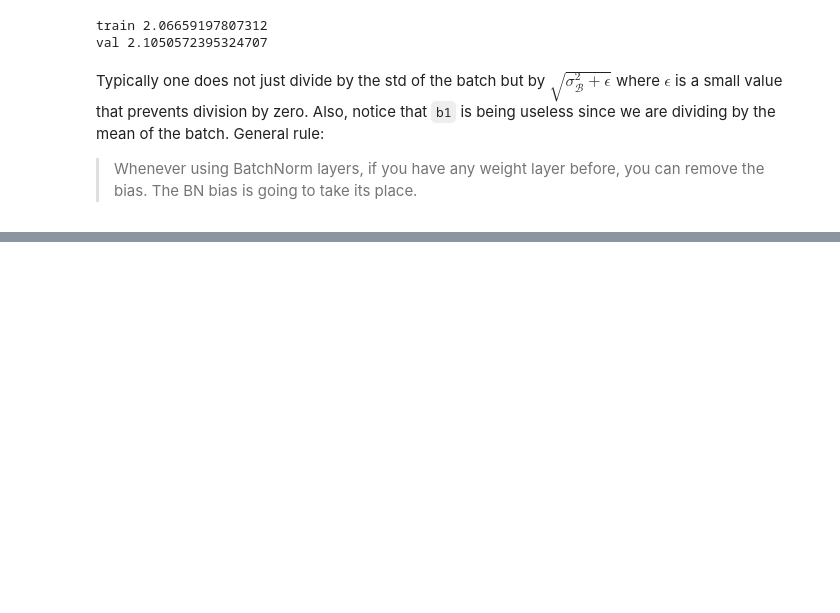
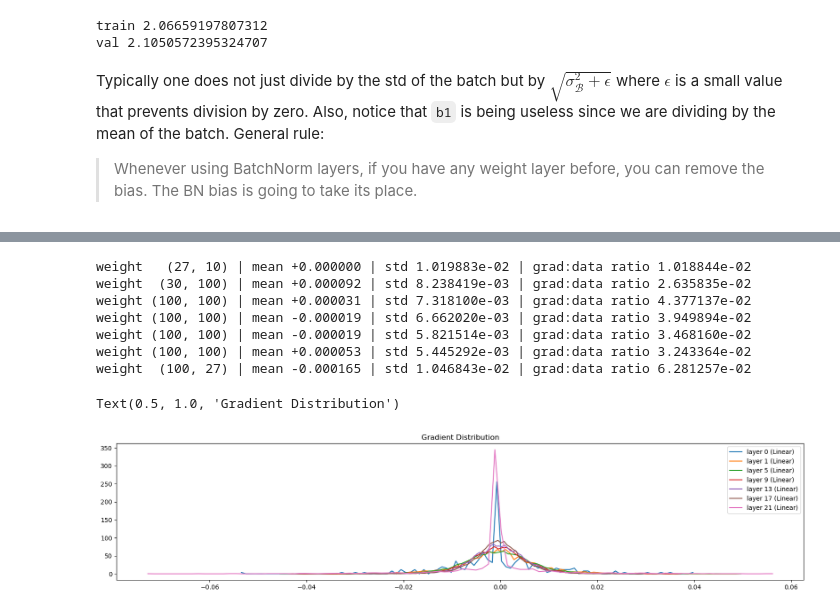
Before and after one commit to MauroCE/NanoGPT, a Jupyter notebook: MakeMore MLP Better than ever.ipynb, the cells around one changed output, grey strips where cells are left out. Drawn from its saved outputs; the diff is of its cells as text; code cells hidden in the pictures; blank space fills up the shorter version.

```diff
--- a/MakeMore MLP Better than ever.ipynb
+++ b/MakeMore MLP Better than ever.ipynb
@@ -563,0 +754,22 @@ Typically one does not just divide by the std of the batch but by $\sqrt{\sigma_
+# %%
+plt.figure(figsize=(20, 4))
+legends = []
+for i, p in enumerate(parameters):
+    t = p.grad
+    if p.ndim == 2:
+        print("weight %10s | mean %+f | std %e | grad:data ratio %e" % (tuple(p.shape), t.mean(), t.std(), t.std()/p.std()))
+        hy, hx = torch.histogram(t, density=True)
+        plt.plot(hx[:-1].detach(), hy.detach())
+        legends.append(f"layer {i} ({layer.__class__.__name__})")
+plt.legend(legends)
+plt.title("Gradient Distribution")
+# %% [output]
+weight   (27, 10) | mean +0.000000 | std 1.019883e-02 | grad:data ratio 1.018844e-02
+weight  (30, 100) | mean +0.000092 | std 8.238419e-03 | grad:data ratio 2.635835e-02
+weight (100, 100) | mean +0.000031 | std 7.318100e-03 | grad:data ratio 4.377137e-02
+weight (100, 100) | mean -0.000019 | std 6.662020e-03 | grad:data ratio 3.949894e-02
+weight (100, 100) | mean -0.000019 | std 5.821514e-03 | grad:data ratio 3.468160e-02
+weight (100, 100) | mean +0.000053 | std 5.445292e-03 | grad:data ratio 3.243364e-02
+weight  (100, 27) | mean -0.000165 | std 1.046843e-02 | grad:data ratio 6.281257e-02
+Text(0.5, 1.0, 'Gradient Distribution')
+[figure, added]
```
Also changed, not shown: parts of 15 cells of this notebook.
